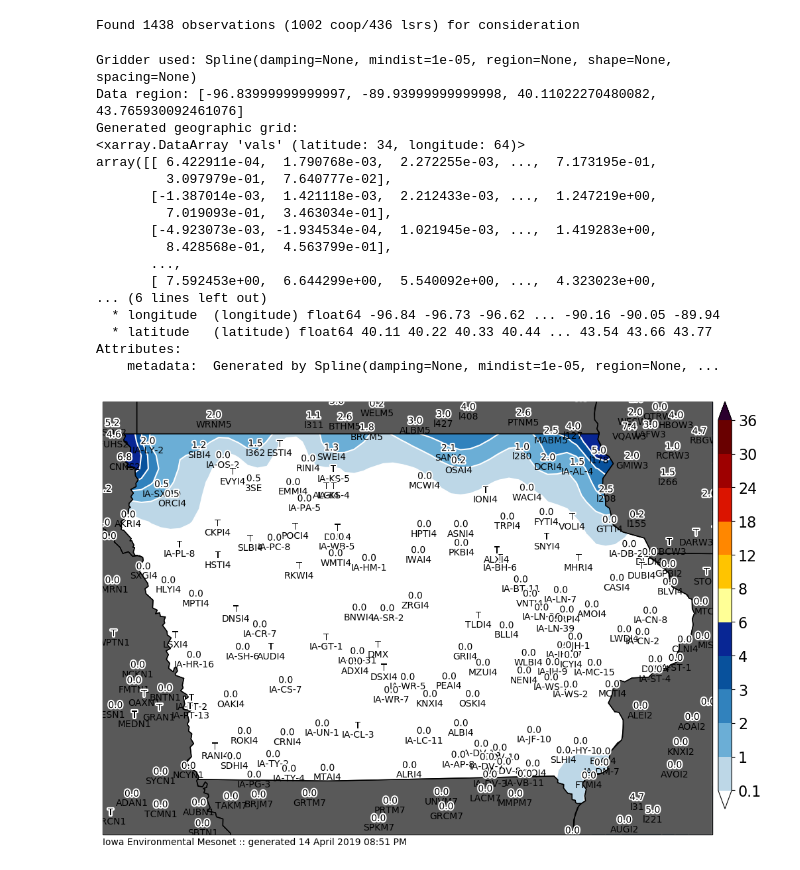
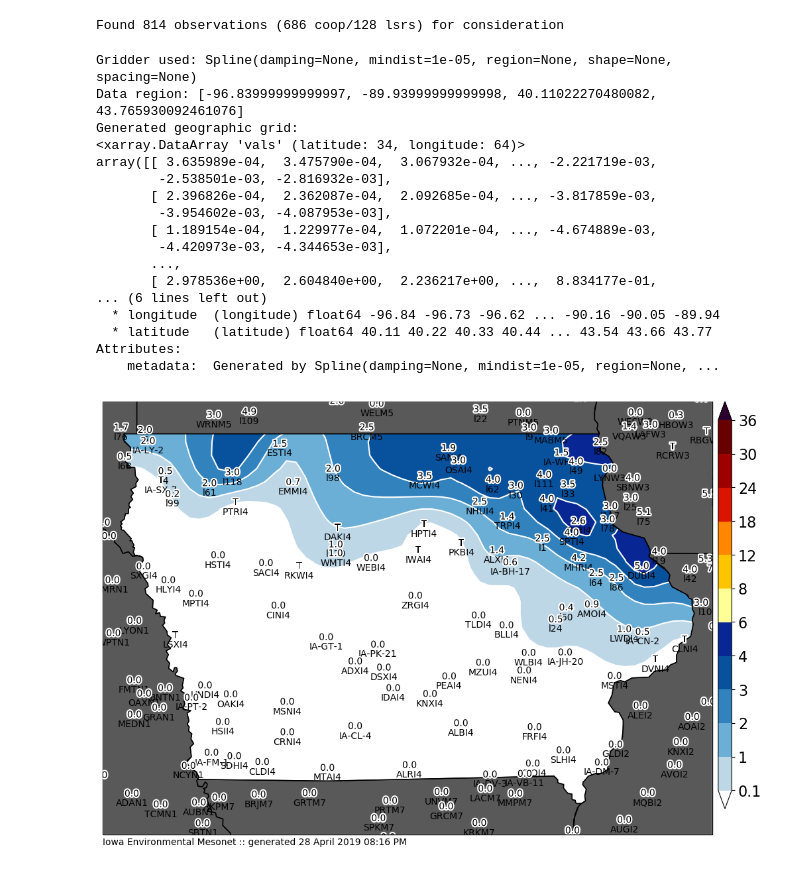
Before and after one commit to akrherz/DEV, a Jupyter notebook: coop/feature_snowfall_analysis.ipynb, the cells around one changed output. Cells and saved outputs as stored; diff of their text form; code cells hidden in the pictures.

```diff
--- a/coop/feature_snowfall_analysis.ipynb
+++ b/coop/feature_snowfall_analysis.ipynb
@@ -81,9 +81,9 @@ def get_coop(dates):
     IEM.close()
     return data
 
-crows = get_coop( ['2019-04-10', '2019-04-11', '2019-04-12', '2019-04-13'] )
-sts = utc(2019, 4, 10, 12)
-ets = utc(2019, 4, 28, 12, 0)
+crows = get_coop( ['2019-04-27', '2019-04-28'] )
+sts = utc(2019, 4, 17, 0)
+ets = utc(2019, 4, 29, 12, 0)
 lrows = get_lsrs(sts, ets)
 
 df = pd.DataFrame(crows + lrows)
@@ -126,9 +126,9 @@ dfall = df
 #    dfall = pd.concat([df, pd.DataFrame(newrows)], ignore_index=True)
 dfall.set_index('label', inplace=True)
 # %% [output]
-Found 1438 observations (1002 coop/436 lsrs) for consideration
+Found 814 observations (686 coop/128 lsrs) for consideration
 # %%
-cull = []
+cull = ['SIBI4', 'VICI4', 'RINI4', 'IA-LN-7', 'VNTI4', 'SPRI4', 'CGGI4']
 if cull:
     dfall.at[cull, 'useme'] = False
 
@@ -178,41 +178,41 @@ print("Gridder used:", grd)
 region = [min(ll[0], ul[0]), max(lr[0], ur[0]), min(ll[1], ul[1]), max(ul[1], ur[1])]
 print("Data region:", region)
 
 grid = grd.grid(
     region=region,
     spacing=spacing / 3.,
     projection=projection,
     dims=["latitude", "longitude"],
     data_names=["vals"],
 )
 print("Generated geographic grid:")
 print(grid.vals)
 m.contourf(grid.longitude, grid.latitude, grid.vals, clevs, cmap=cmap)
 df_useme_plot = df_useme[(df_useme['val']>=0) & (df_useme['val']<10)]
 m.plot_values(
     df_useme_plot['lon'], df_useme_plot['lat'], df_useme_plot['datalabel'],
     '%s', labels=df_useme_plot.index.values,
     textsize=10, labeltextsize=10, labelbuffer=0)
 m.postprocess(filename='test.png')
 # %% [output]
 Gridder used: Spline(damping=None, mindist=1e-05, region=None, shape=None, spacing=None)
 Data region: [-96.83999999999997, -89.93999999999998, 40.11022270480082, 43.765930092461076]
 Generated geographic grid:
 <xarray.DataArray 'vals' (latitude: 34, longitude: 64)>
-array([[ 6.422911e-04,  1.790768e-03,  2.272255e-03, ...,  7.173195e-01,
-         3.097979e-01,  7.640777e-02],
-       [-1.387014e-03,  1.421118e-03,  2.212433e-03, ...,  1.247219e+00,
-         7.019093e-01,  3.463034e-01],
-       [-4.923073e-03, -1.934534e-04,  1.021945e-03, ...,  1.419283e+00,
-         8.428568e-01,  4.563799e-01],
+array([[ 3.635989e-04,  3.475790e-04,  3.067932e-04, ..., -2.221719e-03,
+        -2.538501e-03, -2.816932e-03],
+       [ 2.396826e-04,  2.362087e-04,  2.092685e-04, ..., -3.817859e-03,
+        -3.954602e-03, -4.087953e-03],
+       [ 1.189154e-04,  1.229977e-04,  1.072201e-04, ..., -4.674889e-03,
+        -4.420973e-03, -4.344653e-03],
        ...,
-       [ 7.592453e+00,  6.644299e+00,  5.540092e+00, ...,  4.323023e+00,
+       [ 2.978536e+00,  2.604840e+00,  2.236217e+00, ...,  8.834177e-01,
 ... (6 lines left out)
   * longitude  (longitude) float64 -96.84 -96.73 -96.62 ... -90.16 -90.05 -89.94
   * latitude   (latitude) float64 40.11 40.22 40.33 40.44 ... 43.54 43.66 43.77
 Attributes:
     metadata:  Generated by Spline(damping=None, mindist=1e-05, region=None, ...
-[figure, old version]
+[figure, new version]
 # %%
 # now we are ready to plot!
 
```
Also changed, not shown: parts of 2 cells of this notebook.
